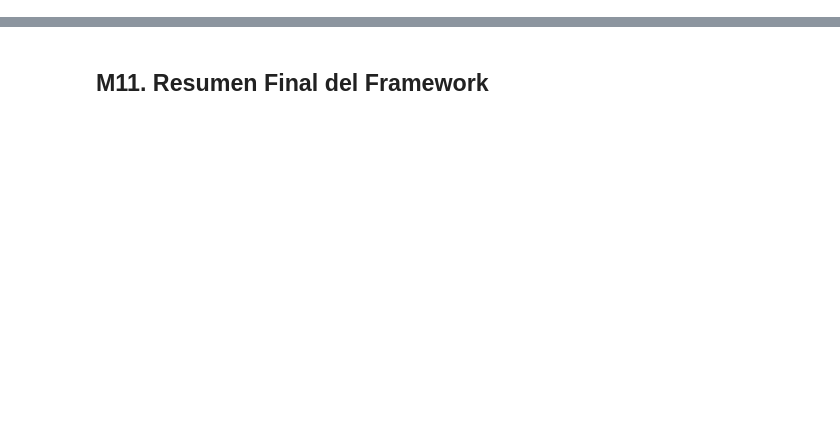
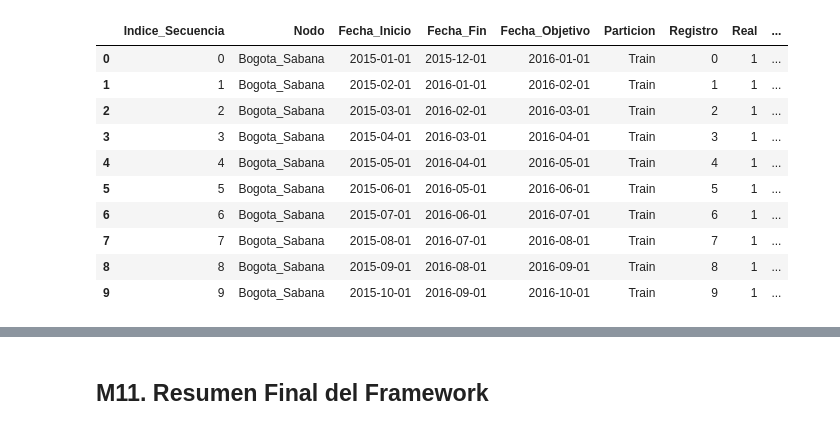
Before and after one commit to josedanielbg/FRAMEWORK_V7, a Jupyter notebook: NOTEBOOKS/C15_EVALUACION/FW7_C15_Evaluacion_Modelos.ipynb, the cells around one changed output, grey strips where cells are left out. Drawn from its saved outputs; the diff is of its cells as text; code cells hidden in the pictures; blank space fills up the shorter version.

```diff
--- a/NOTEBOOKS/C15_EVALUACION/FW7_C15_Evaluacion_Modelos.ipynb
+++ b/NOTEBOOKS/C15_EVALUACION/FW7_C15_Evaluacion_Modelos.ipynb
@@ -1096,0 +645,80 @@ predicciones/Exp01-V3/metadata_prediccion.xlsx
+# %%
+#==========================================================================================
+# SCRIPT 56
+# INFERENCIA CON EL MISMO PREPROCESAMIENTO DE C14
+#==========================================================================================
+
+salida_modelo = modelo.predict(
+    X_pred,
+    verbose=0
+).reshape(-1)
+
+if len(salida_modelo) != len(y):
+    raise ValueError(
+        "El número de predicciones no coincide con el número de secuencias."
+    )
+
+resultados = metadata_split.copy()
+resultados["Registro"] = resultados["Indice_Secuencia"].astype(int)
+resultados["Real"] = y
+
+if es_clasificacion(TIPO_PROBLEMA):
+    probabilidades = salida_modelo.astype(np.float64)
+    predicciones = (
+        probabilidades >= UMBRAL_CLASIFICACION
+    ).astype(int)
+
+    resultados["Probabilidad"] = probabilidades
+    resultados["Prediccion"] = predicciones
+    resultados["Correcto"] = (
+        resultados["Real"].astype(int)
+        == resultados["Prediccion"].astype(int)
+    )
+
+elif es_regresion(TIPO_PROBLEMA):
+    salida_escalada = salida_modelo.astype(np.float64).reshape(-1, 1)
+
+    if scaler_y is None:
+        raise ValueError(
+            "El experimento de regresión requiere scaler_y.pkl para devolver "
+            "la salida del modelo a unidades originales."
+        )
+
+    predicciones = scaler_y.inverse_transform(
+        salida_escalada
+    ).reshape(-1)
+
+    resultados["Prediccion"] = predicciones
+    resultados["Error"] = (
+        resultados["Real"].astype(float)
+        - resultados["Prediccion"].astype(float)
+    )
+    resultados["Error_Absoluto"] = np.abs(
+        resultados["Error"]
+    )
+
+    real_abs = np.abs(
+        resultados["Real"].astype(float)
+    )
+    resultados["Error_Porcentual_Abs"] = np.where(
+        real_abs > 1e-12,
+        100 * resultados["Error_Absoluto"] / real_abs,
+        np.nan
+    )
+
+else:
+    raise ValueError(
+        f"Tipo de problema no soportado: {TIPO_PROBLEMA}"
+    )
+
+print()
+print("=" * 90)
+print("INFERENCIA DEL MODELO")
+print("=" * 90)
+print()
+print(f"Predicciones generadas : {len(resultados)}")
+print(f"Tipo de problema       : {TIPO_PROBLEMA}")
+print(f"Particiones            : {resultados['Particion'].value_counts().to_dict()}")
+print()
+display(resultados.head(10))
+# %% [output]
@@ -1096,0 +732,11 @@ predicciones/Exp01-V3/metadata_prediccion.xlsx
+|  | Indice_Secuencia | Nodo | Fecha_Inicio | Fecha_Fin | Fecha_Objetivo | Particion | Registro | Real | ... |
+| 0 | 0 | Bogota_Sabana | 2015-01-01 | 2015-12-01 | 2016-01-01 | Train | 0 | 1 | ... |
+| 1 | 1 | Bogota_Sabana | 2015-02-01 | 2016-01-01 | 2016-02-01 | Train | 1 | 1 | ... |
+| 2 | 2 | Bogota_Sabana | 2015-03-01 | 2016-02-01 | 2016-03-01 | Train | 2 | 1 | ... |
+| 3 | 3 | Bogota_Sabana | 2015-04-01 | 2016-03-01 | 2016-04-01 | Train | 3 | 1 | ... |
+| 4 | 4 | Bogota_Sabana | 2015-05-01 | 2016-04-01 | 2016-05-01 | Train | 4 | 1 | ... |
+| 5 | 5 | Bogota_Sabana | 2015-06-01 | 2016-05-01 | 2016-06-01 | Train | 5 | 1 | ... |
+| 6 | 6 | Bogota_Sabana | 2015-07-01 | 2016-06-01 | 2016-07-01 | Train | 6 | 1 | ... |
+| 7 | 7 | Bogota_Sabana | 2015-08-01 | 2016-07-01 | 2016-08-01 | Train | 7 | 1 | ... |
+| 8 | 8 | Bogota_Sabana | 2015-09-01 | 2016-08-01 | 2016-09-01 | Train | 8 | 1 | ... |
+| 9 | 9 | Bogota_Sabana | 2015-10-01 | 2016-09-01 | 2016-10-01 | Train | 9 | 1 | ... |
```
Also changed, not shown: parts of 62 cells of this notebook.
